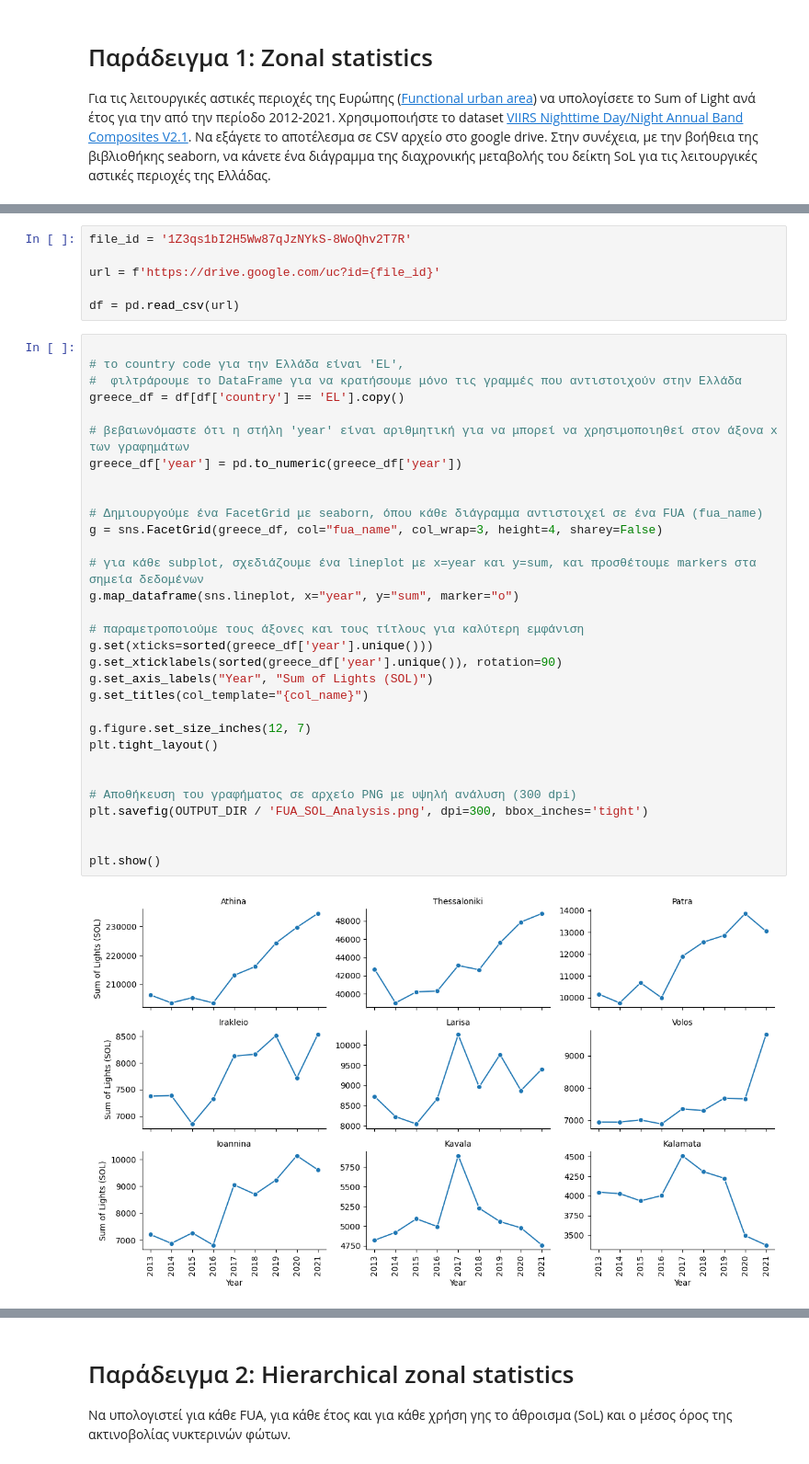
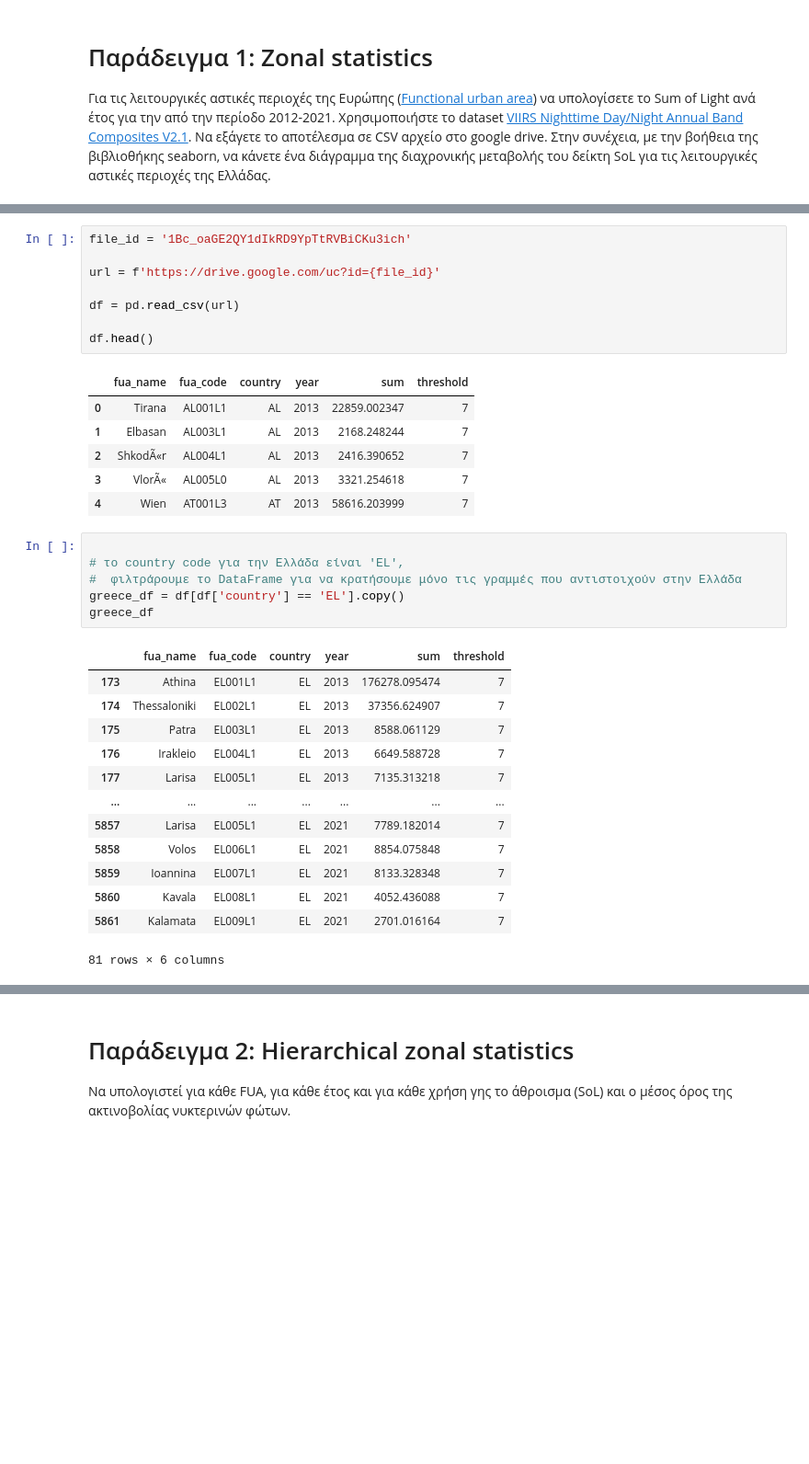
Before and after one commit to kokkytos/gee, a Jupyter notebook: Lesson7.ipynb, the cells around one changed output, grey strips where cells are left out. Shown at 92% size. Saved outputs shown, nothing was run; the diff lists cells and outputs as text; blank space fills up the shorter version.

```diff
--- a/Lesson7.ipynb
+++ b/Lesson7.ipynb
@@ -99,41 +100,37 @@ task = ee.batch.Export.table.toDrive(
 
 task.start()
 # %%
-file_id = '1Z3qs1bI2H5Ww87qJzNYkS-8WoQhv2T7R'
+file_id = '1Bc_oaGE2QY1dIkRD9YpTtRVBiCKu3ich'
 
 url = f'https://drive.google.com/uc?id={file_id}'
 
 df = pd.read_csv(url)
+
+df.head()
+# %% [output]
+|  | fua_name | fua_code | country | year | sum | threshold |
+| 0 | Tirana | AL001L1 | AL | 2013 | 22859.002347 | 7 |
+| 1 | Elbasan | AL003L1 | AL | 2013 | 2168.248244 | 7 |
+| 2 | ShkodÃ«r | AL004L1 | AL | 2013 | 2416.390652 | 7 |
+| 3 | VlorÃ« | AL005L0 | AL | 2013 | 3321.254618 | 7 |
+| 4 | Wien | AT001L3 | AT | 2013 | 58616.203999 | 7 |
 # %%
 
 # το country code για την Ελλάδα είναι 'EL',
 #  φιλτράρουμε το DataFrame για να κρατήσουμε μόνο τις γραμμές που αντιστοιχούν στην Ελλάδα
 greece_df = df[df['country'] == 'EL'].copy()
-
-# βεβαιωνόμαστε ότι η στήλη 'year' είναι αριθμητική για να μπορεί να χρησιμοποιηθεί στον άξονα x των γραφημάτων
-greece_df['year'] = pd.to_numeric(greece_df['year'])
-
-
-# Δημιουργούμε ένα FacetGrid με seaborn, όπου κάθε διάγραμμα αντιστοιχεί σε ένα FUA (fua_name)
-g = sns.FacetGrid(greece_df, col="fua_name", col_wrap=3, height=4, sharey=False)
-
-# για κάθε subplot, σχεδιάζουμε ένα lineplot με x=year και y=sum, και προσθέτουμε markers στα σημεία δεδομένων
-g.map_dataframe(sns.lineplot, x="year", y="sum", marker="o")
-
-# παραμετροποιούμε τους άξονες και τους τίτλους για καλύτερη εμφάνιση
-g.set(xticks=sorted(greece_df['year'].unique()))
-g.set_xticklabels(sorted(greece_df['year'].unique()), rotation=90)
-g.set_axis_labels("Year", "Sum of Lights (SOL)")
-g.set_titles(col_template="{col_name}")
-
-g.figure.set_size_inches(12, 7)
-plt.tight_layout()
-
-
-# Αποθήκευση του γραφήματος σε αρχείο PNG με υψηλή ανάλυση (300 dpi)
-plt.savefig(OUTPUT_DIR / 'FUA_SOL_Analysis.png', dpi=300, bbox_inches='tight')
-
-
-plt.show()
+greece_df
 # %% [output]
-[figure, removed]
+|  | fua_name | fua_code | country | year | sum | threshold |
+| 173 | Athina | EL001L1 | EL | 2013 | 176278.095474 | 7 |
+| 174 | Thessaloniki | EL002L1 | EL | 2013 | 37356.624907 | 7 |
+| 175 | Patra | EL003L1 | EL | 2013 | 8588.061129 | 7 |
+| 176 | Irakleio | EL004L1 | EL | 2013 | 6649.588728 | 7 |
+| 177 | Larisa | EL005L1 | EL | 2013 | 7135.313218 | 7 |
+| ... | ... | ... | ... | ... | ... | ... |
+| 5857 | Larisa | EL005L1 | EL | 2021 | 7789.182014 | 7 |
+| 5858 | Volos | EL006L1 | EL | 2021 | 8854.075848 | 7 |
+| 5859 | Ioannina | EL007L1 | EL | 2021 | 8133.328348 | 7 |
+| 5860 | Kavala | EL008L1 | EL | 2021 | 4052.436088 | 7 |
+| 5861 | Kalamata | EL009L1 | EL | 2021 | 2701.016164 | 7 |
+81 rows × 6 columns
```
Also changed, not shown: parts of 8 cells of this notebook, 3 other files.
